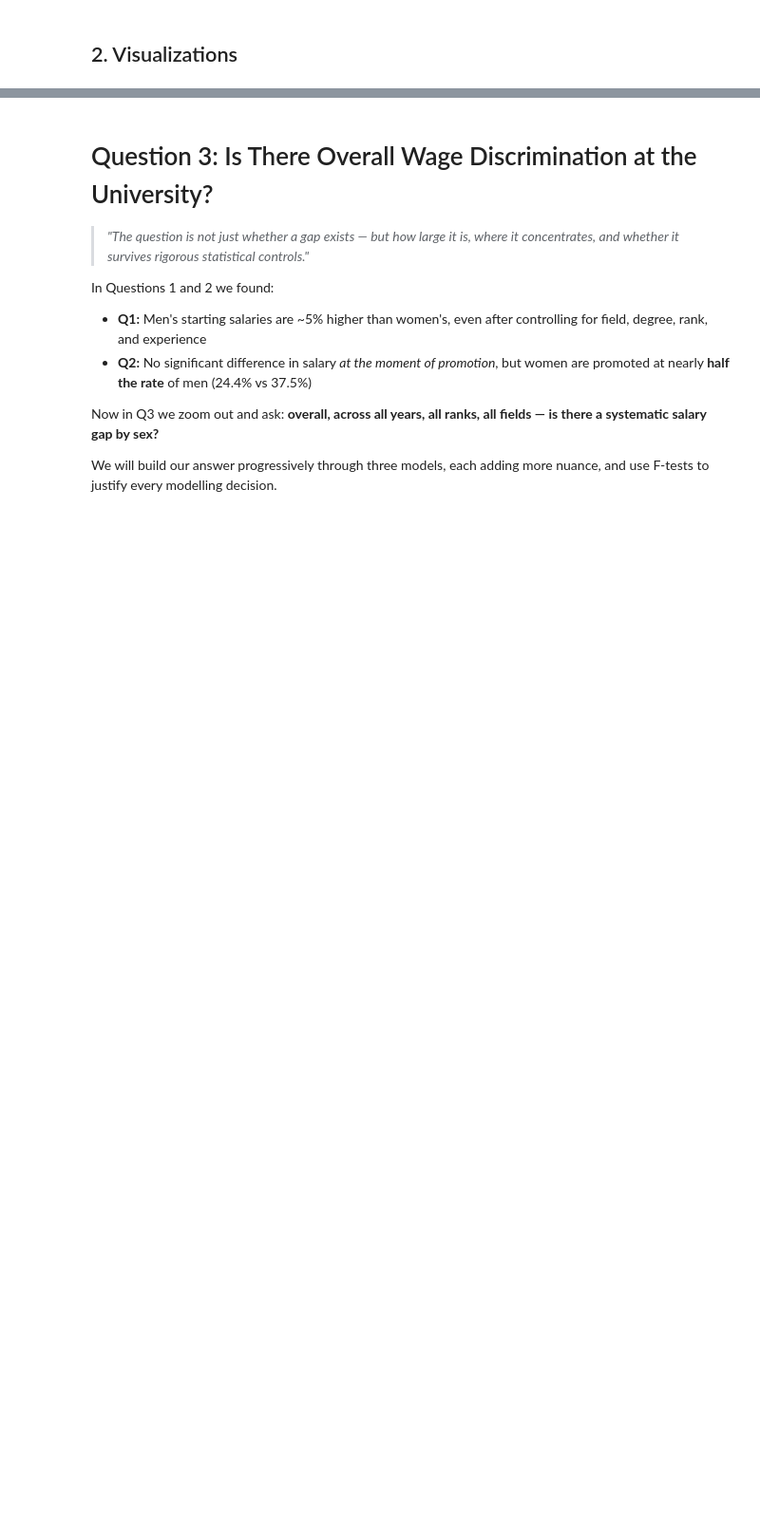
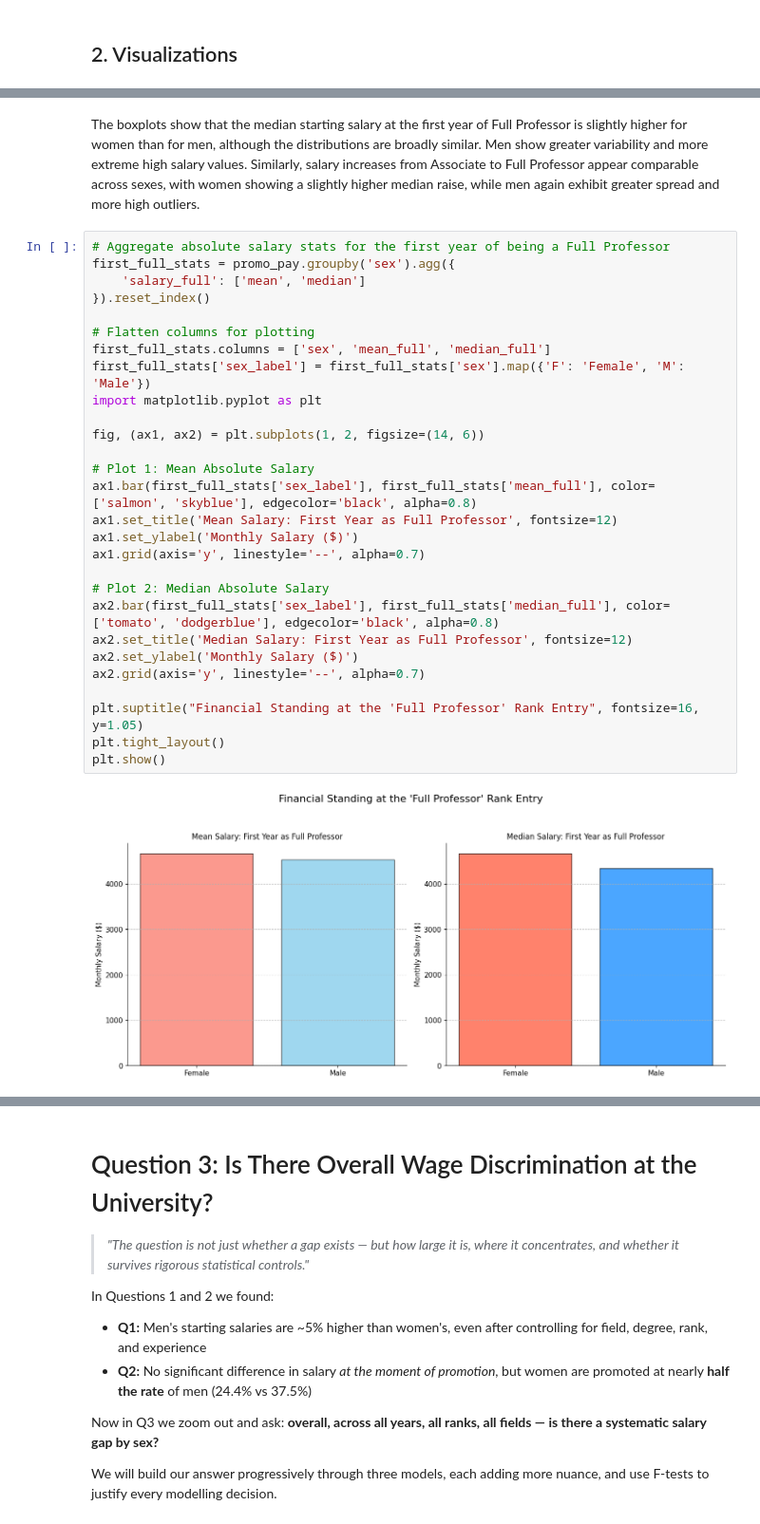
Before and after one commit to Jaiycex/Data557_Project_StoryTeam, a Jupyter notebook: Istanbul_IDS.ipynb, the cells around one changed output, grey strips where cells are left out. Shown at 95% size. Cells and saved outputs as stored; diff of their text form; blank space fills up the shorter version.

```diff
--- a/Istanbul_IDS.ipynb
+++ b/Istanbul_IDS.ipynb
@@ -930,0 +983,32 @@ At the Associate (Assoc) level, women actually have a slightly higher mean salar
+# %% [markdown]
+The boxplots show that the median starting salary at the first year of Full Professor is slightly higher for women than for men, although the distributions are broadly similar. Men show greater variability and more extreme high salary values. Similarly, salary increases from Associate to Full Professor appear comparable across sexes, with women showing a slightly higher median raise, while men again exhibit greater spread and more high outliers.
+# %%
+# Aggregate absolute salary stats for the first year of being a Full Professor
+first_full_stats = promo_pay.groupby('sex').agg({
+    'salary_full': ['mean', 'median']
+}).reset_index()
+
+# Flatten columns for plotting
+first_full_stats.columns = ['sex', 'mean_full', 'median_full']
+first_full_stats['sex_label'] = first_full_stats['sex'].map({'F': 'Female', 'M': 'Male'})
+import matplotlib.pyplot as plt
+
+fig, (ax1, ax2) = plt.subplots(1, 2, figsize=(14, 6))
+
+# Plot 1: Mean Absolute Salary
+ax1.bar(first_full_stats['sex_label'], first_full_stats['mean_full'], color=['salmon', 'skyblue'], edgecolor='black', alpha=0.8)
+ax1.set_title('Mean Salary: First Year as Full Professor', fontsize=12)
+ax1.set_ylabel('Monthly Salary ($)')
+ax1.grid(axis='y', linestyle='--', alpha=0.7)
+
+# Plot 2: Median Absolute Salary
+ax2.bar(first_full_stats['sex_label'], first_full_stats['median_full'], color=['tomato', 'dodgerblue'], edgecolor='black', alpha=0.8)
+ax2.set_title('Median Salary: First Year as Full Professor', fontsize=12)
+ax2.set_ylabel('Monthly Salary ($)')
+ax2.grid(axis='y', linestyle='--', alpha=0.7)
+
+plt.suptitle("Financial Standing at the 'Full Professor' Rank Entry", fontsize=16, y=1.05)
+plt.tight_layout()
+plt.show()
+# %% [output]
+[figure, added]
```
Also changed, not shown: parts of 42 cells of this notebook.
